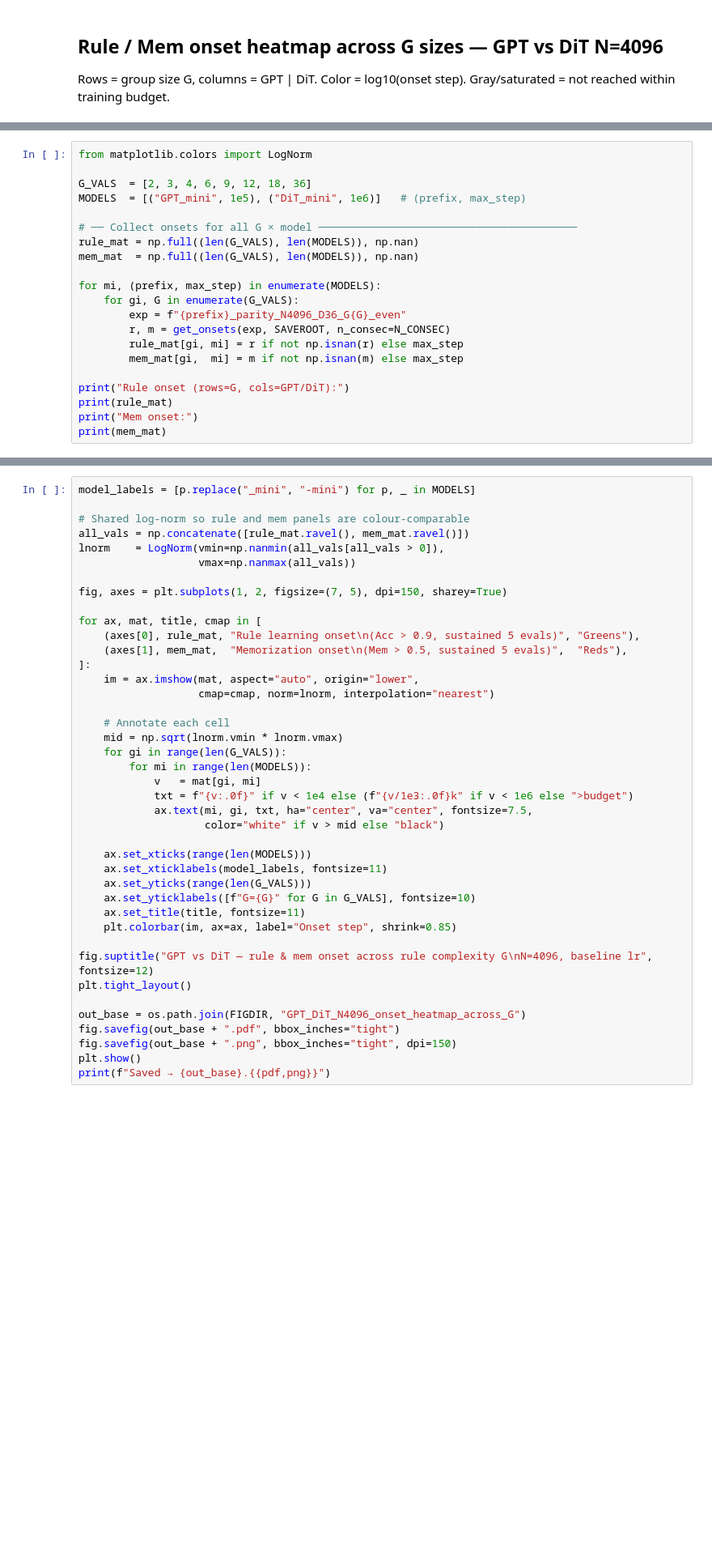
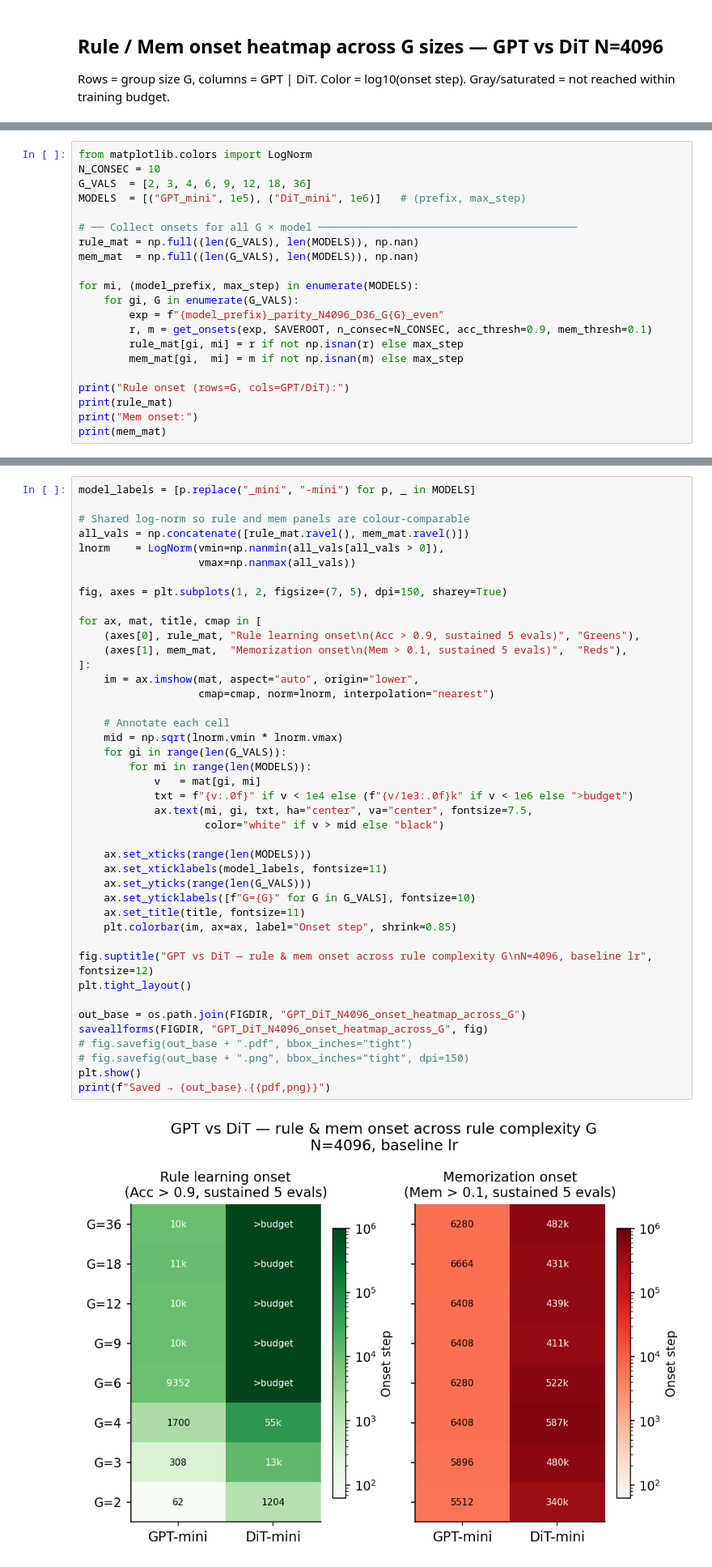
Before and after one commit to Animadversio/DiffusionAttnConsistency, a Jupyter notebook: notebooks/20260504_GPT_CE_analysis.ipynb, the cells around one changed output, grey strips where cells are left out. Shown at 81% size. Cells and saved outputs as stored; diff of their text form; blank space fills up the shorter version.

```diff
--- a/notebooks/20260504_GPT_CE_analysis.ipynb
+++ b/notebooks/20260504_GPT_CE_analysis.ipynb
@@ -332,6 +510,6 @@ Color = log10(onset step). Gray/saturated = not reached within training budget.
 # %%
 from matplotlib.colors import LogNorm
-
+N_CONSEC = 10
 G_VALS  = [2, 3, 4, 6, 9, 12, 18, 36]
 MODELS  = [("GPT_mini", 1e5), ("DiT_mini", 1e6)]   # (prefix, max_step)
 
@@ -339,10 +517,10 @@ MODELS  = [("GPT_mini", 1e5), ("DiT_mini", 1e6)]   # (prefix, max_step)
 rule_mat = np.full((len(G_VALS), len(MODELS)), np.nan)
 mem_mat  = np.full((len(G_VALS), len(MODELS)), np.nan)
 
-for mi, (prefix, max_step) in enumerate(MODELS):
+for mi, (model_prefix, max_step) in enumerate(MODELS):
     for gi, G in enumerate(G_VALS):
-        exp = f"{prefix}_parity_N4096_D36_G{G}_even"
-        r, m = get_onsets(exp, SAVEROOT, n_consec=N_CONSEC)
+        exp = f"{model_prefix}_parity_N4096_D36_G{G}_even"
+        r, m = get_onsets(exp, SAVEROOT, n_consec=N_CONSEC, acc_thresh=0.9, mem_thresh=0.1)
         rule_mat[gi, mi] = r if not np.isnan(r) else max_step
         mem_mat[gi,  mi] = m if not np.isnan(m) else max_step
 
@@ -361,33 +558,36 @@ lnorm    = LogNorm(vmin=np.nanmin(all_vals[all_vals > 0]),
 fig, axes = plt.subplots(1, 2, figsize=(7, 5), dpi=150, sharey=True)
 
 for ax, mat, title, cmap in [
     (axes[0], rule_mat, "Rule learning onset\n(Acc > 0.9, sustained 5 evals)", "Greens"),
-    (axes[1], mem_mat,  "Memorization onset\n(Mem > 0.5, sustained 5 evals)",  "Reds"),
+    (axes[1], mem_mat,  "Memorization onset\n(Mem > 0.1, sustained 5 evals)",  "Reds"),
 ]:
     im = ax.imshow(mat, aspect="auto", origin="lower",
                    cmap=cmap, norm=lnorm, interpolation="nearest")
 
     # Annotate each cell
     mid = np.sqrt(lnorm.vmin * lnorm.vmax)
     for gi in range(len(G_VALS)):
         for mi in range(len(MODELS)):
             v   = mat[gi, mi]
             txt = f"{v:.0f}" if v < 1e4 else (f"{v/1e3:.0f}k" if v < 1e6 else ">budget")
             ax.text(mi, gi, txt, ha="center", va="center", fontsize=7.5,
                     color="white" if v > mid else "black")
 
     ax.set_xticks(range(len(MODELS)))
     ax.set_xticklabels(model_labels, fontsize=11)
     ax.set_yticks(range(len(G_VALS)))
     ax.set_yticklabels([f"G={G}" for G in G_VALS], fontsize=10)
     ax.set_title(title, fontsize=11)
     plt.colorbar(im, ax=ax, label="Onset step", shrink=0.85)
 
 fig.suptitle("GPT vs DiT — rule & mem onset across rule complexity G\nN=4096, baseline lr", fontsize=12)
 plt.tight_layout()
 
 out_base = os.path.join(FIGDIR, "GPT_DiT_N4096_onset_heatmap_across_G")
-fig.savefig(out_base + ".pdf", bbox_inches="tight")
-fig.savefig(out_base + ".png", bbox_inches="tight", dpi=150)
+saveallforms(FIGDIR, "GPT_DiT_N4096_onset_heatmap_across_G", fig)
+# fig.savefig(out_base + ".pdf", bbox_inches="tight")
+# fig.savefig(out_base + ".png", bbox_inches="tight", dpi=150)
 plt.show()
 print(f"Saved → {out_base}.{{pdf,png}}")
+# %% [output]
+[figure, added]
```
Also changed, not shown: parts of 13 cells of this notebook, 1 other file.
